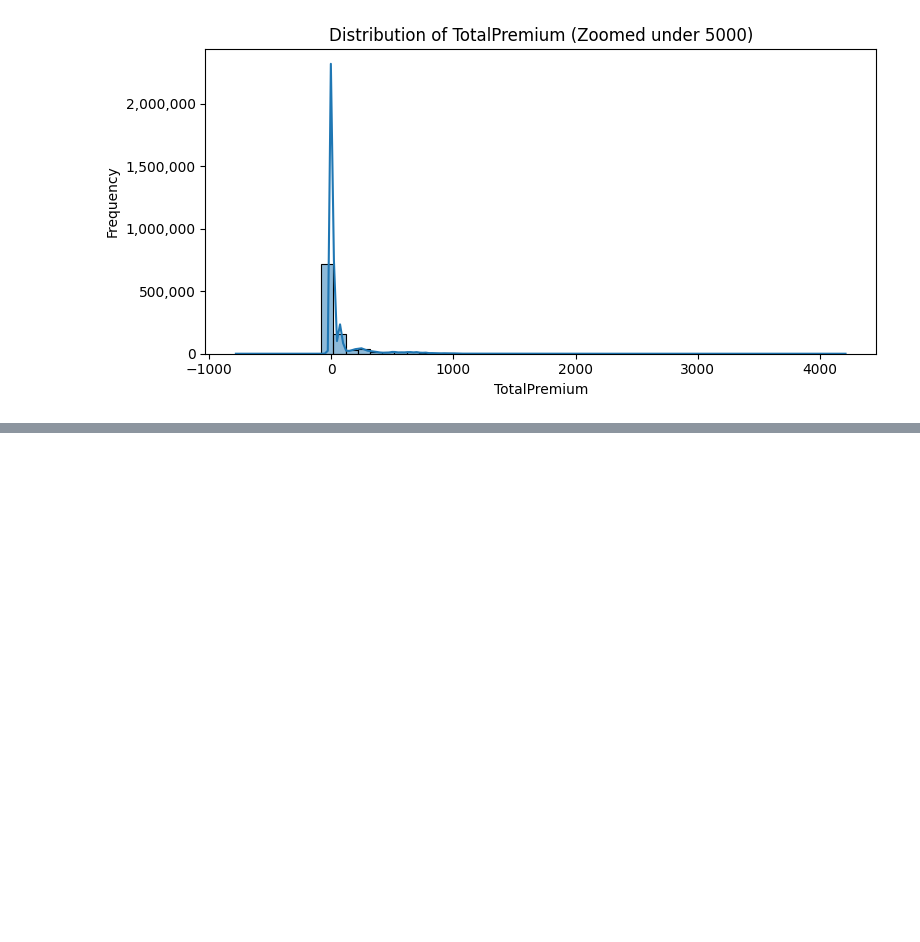
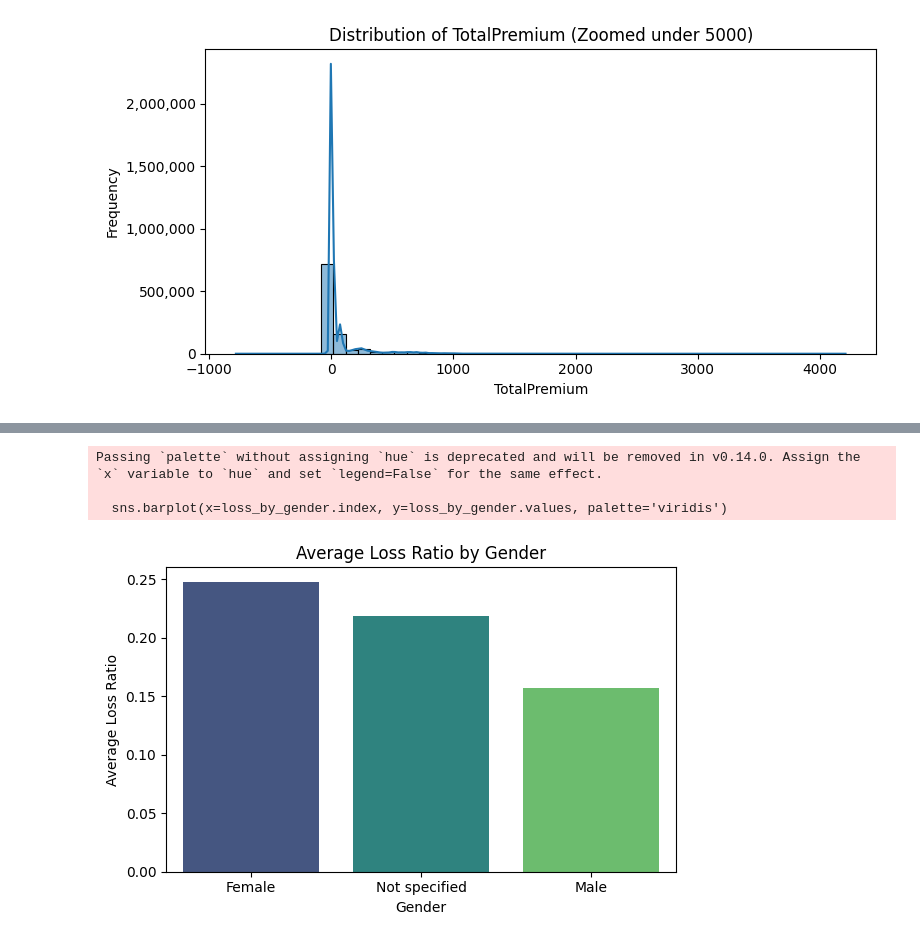
Before and after one commit to mihret-tibebe/insurance-risk-analytics-predictive-modeling, a Jupyter notebook: notebooks/insurance_eda.ipynb, the cells around one changed output, grey strips where cells are left out. Drawn from its saved outputs; the diff is of its cells as text; code cells hidden in the pictures; blank space fills up the shorter version.

```diff
--- a/notebooks/insurance_eda.ipynb
+++ b/notebooks/insurance_eda.ipynb
@@ -161,0 +183,17 @@ for col in num_cols:
+# %%
+# Group by Gender and calculate average Loss Ratio
+loss_by_gender = df.groupby('Gender')['LossRatio'].mean().sort_values(ascending=False)
+
+# Plot
+plt.figure(figsize=(6, 4))
+sns.barplot(x=loss_by_gender.index, y=loss_by_gender.values, palette='viridis')
+plt.title('Average Loss Ratio by Gender')
+plt.ylabel('Average Loss Ratio')
+plt.xlabel('Gender')
+plt.tight_layout()
+plt.show()
+# %% [output]
+Passing `palette` without assigning `hue` is deprecated and will be removed in v0.14.0. Assign the `x` variable to `hue` and set `legend=False` for the same effect.
+
+  sns.barplot(x=loss_by_gender.index, y=loss_by_gender.values, palette='viridis')
+[figure, added]
```
Also changed, not shown: parts of 9 cells of this notebook.
